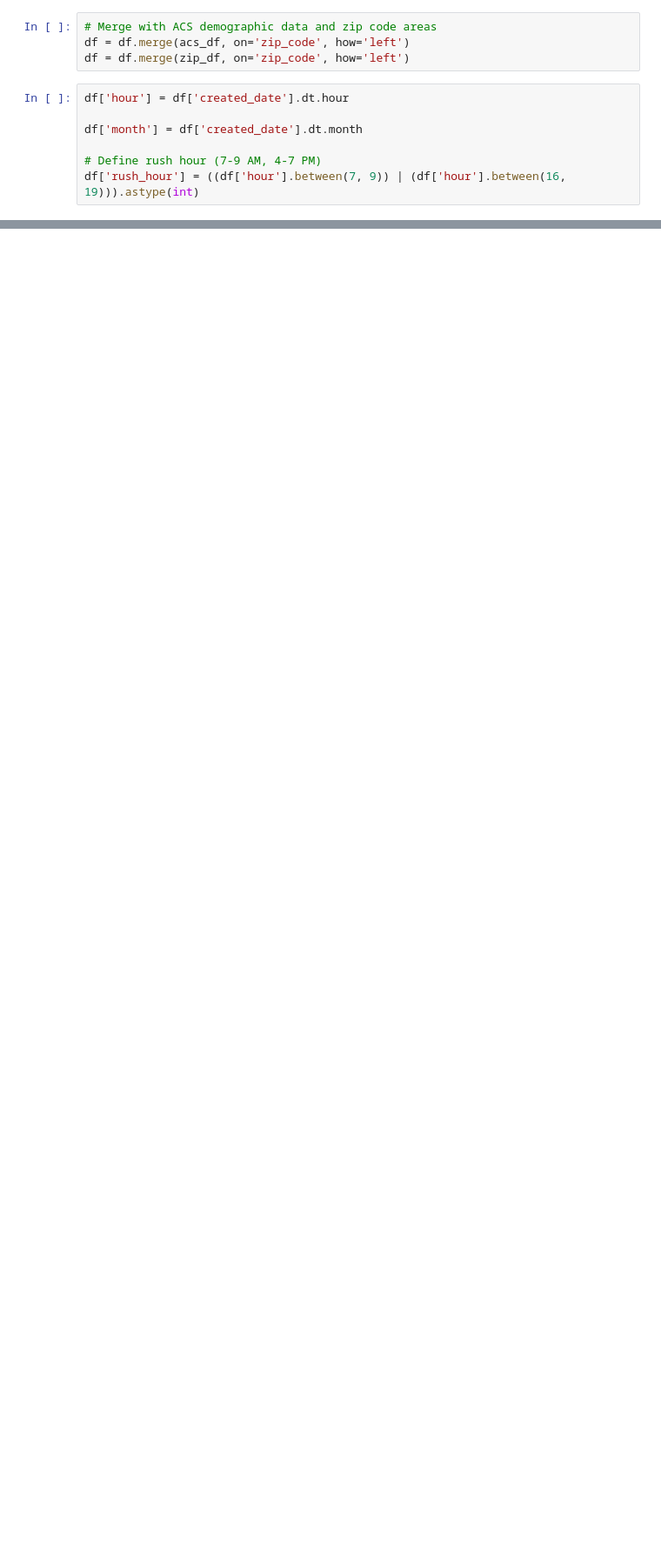
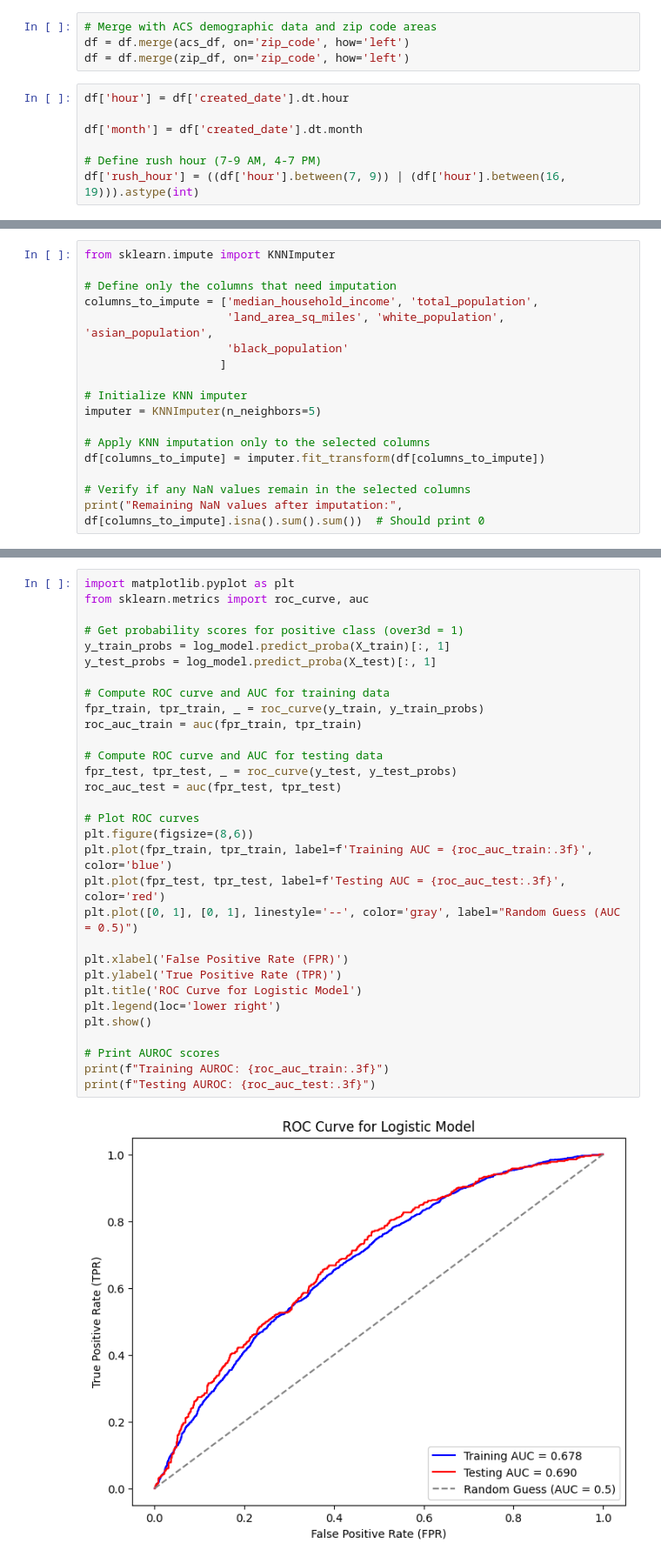
Before and after one commit to ids25s/mid-term-project-alyssahorn, a Jupyter notebook: midterm.ipynb, the cells around one changed output, grey strips where cells are left out. Shown: that part at 87% size. Drawn from its saved outputs; the diff is of its cells as text; blank space fills up the shorter version.

Commit message:
Added ROC curve and explanation

```diff
--- a/midterm.ipynb
+++ b/midterm.ipynb
@@ -745,0 +790,17 @@ model_data.head()
+# %%
+from sklearn.impute import KNNImputer
+
+# Define only the columns that need imputation
+columns_to_impute = ['median_household_income', 'total_population',
+                     'land_area_sq_miles', 'white_population', 'asian_population',
+                     'black_population'
+                    ]
+
+# Initialize KNN imputer
+imputer = KNNImputer(n_neighbors=5)
+
+# Apply KNN imputation only to the selected columns
+df[columns_to_impute] = imputer.fit_transform(df[columns_to_impute])
+
+# Verify if any NaN values remain in the selected columns
+print("Remaining NaN values after imputation:", df[columns_to_impute].isna().sum().sum())  # Should print 0
@@ -745,0 +995,33 @@ model_data.head()
+# %%
+import matplotlib.pyplot as plt
+from sklearn.metrics import roc_curve, auc
+
+# Get probability scores for positive class (over3d = 1)
+y_train_probs = log_model.predict_proba(X_train)[:, 1]
+y_test_probs = log_model.predict_proba(X_test)[:, 1]
+
+# Compute ROC curve and AUC for training data
+fpr_train, tpr_train, _ = roc_curve(y_train, y_train_probs)
+roc_auc_train = auc(fpr_train, tpr_train)
+
+# Compute ROC curve and AUC for testing data
+fpr_test, tpr_test, _ = roc_curve(y_test, y_test_probs)
+roc_auc_test = auc(fpr_test, tpr_test)
+
+# Plot ROC curves
+plt.figure(figsize=(8,6))
+plt.plot(fpr_train, tpr_train, label=f'Training AUC = {roc_auc_train:.3f}', color='blue')
+plt.plot(fpr_test, tpr_test, label=f'Testing AUC = {roc_auc_test:.3f}', color='red')
+plt.plot([0, 1], [0, 1], linestyle='--', color='gray', label="Random Guess (AUC = 0.5)")
+
+plt.xlabel('False Positive Rate (FPR)')
+plt.ylabel('True Positive Rate (TPR)')
+plt.title('ROC Curve for Logistic Model')
+plt.legend(loc='lower right')
+plt.show()
+
+# Print AUROC scores
+print(f"Training AUROC: {roc_auc_train:.3f}")
+print(f"Testing AUROC: {roc_auc_test:.3f}")
+# %% [output]
+[figure, added]
```
Also changed, not shown: parts of 19 cells of this notebook.
